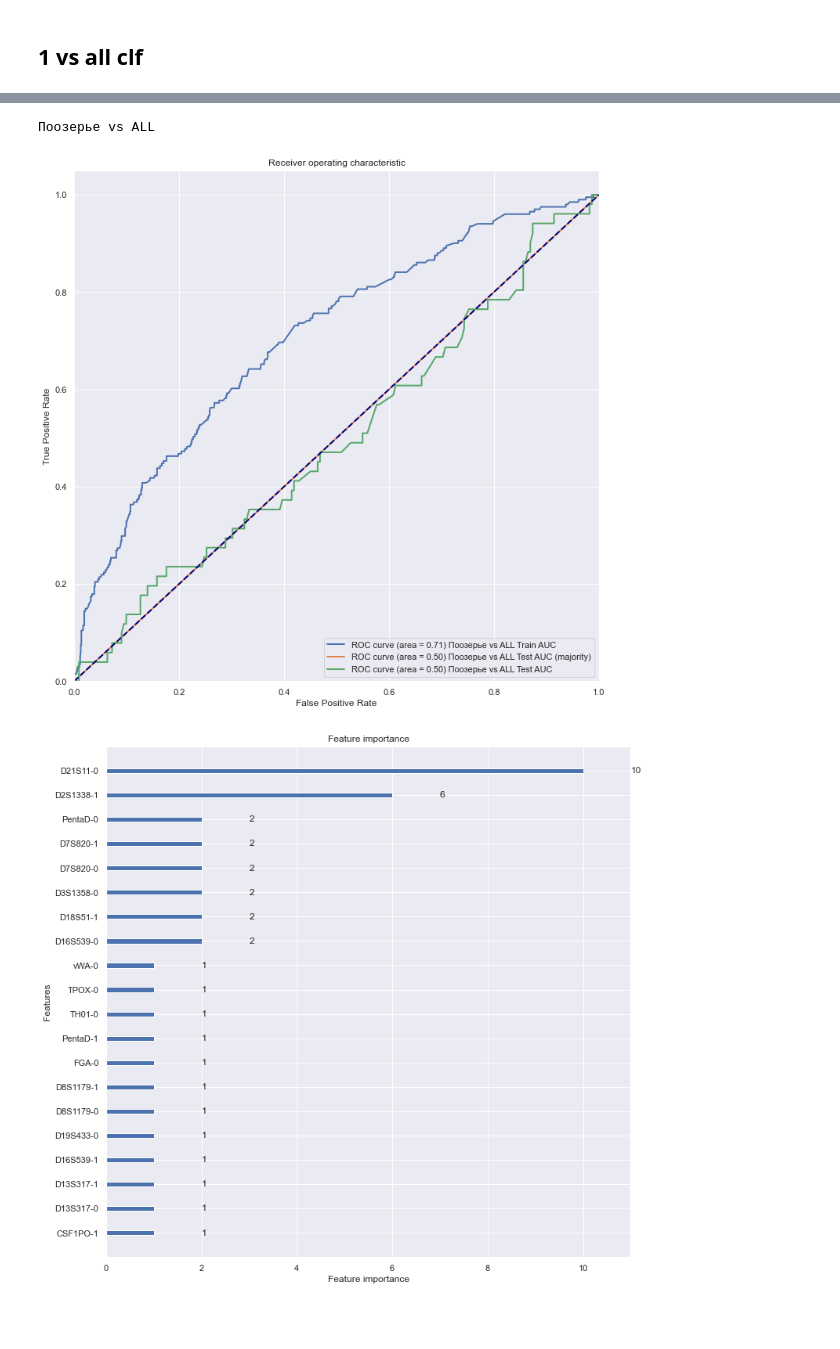
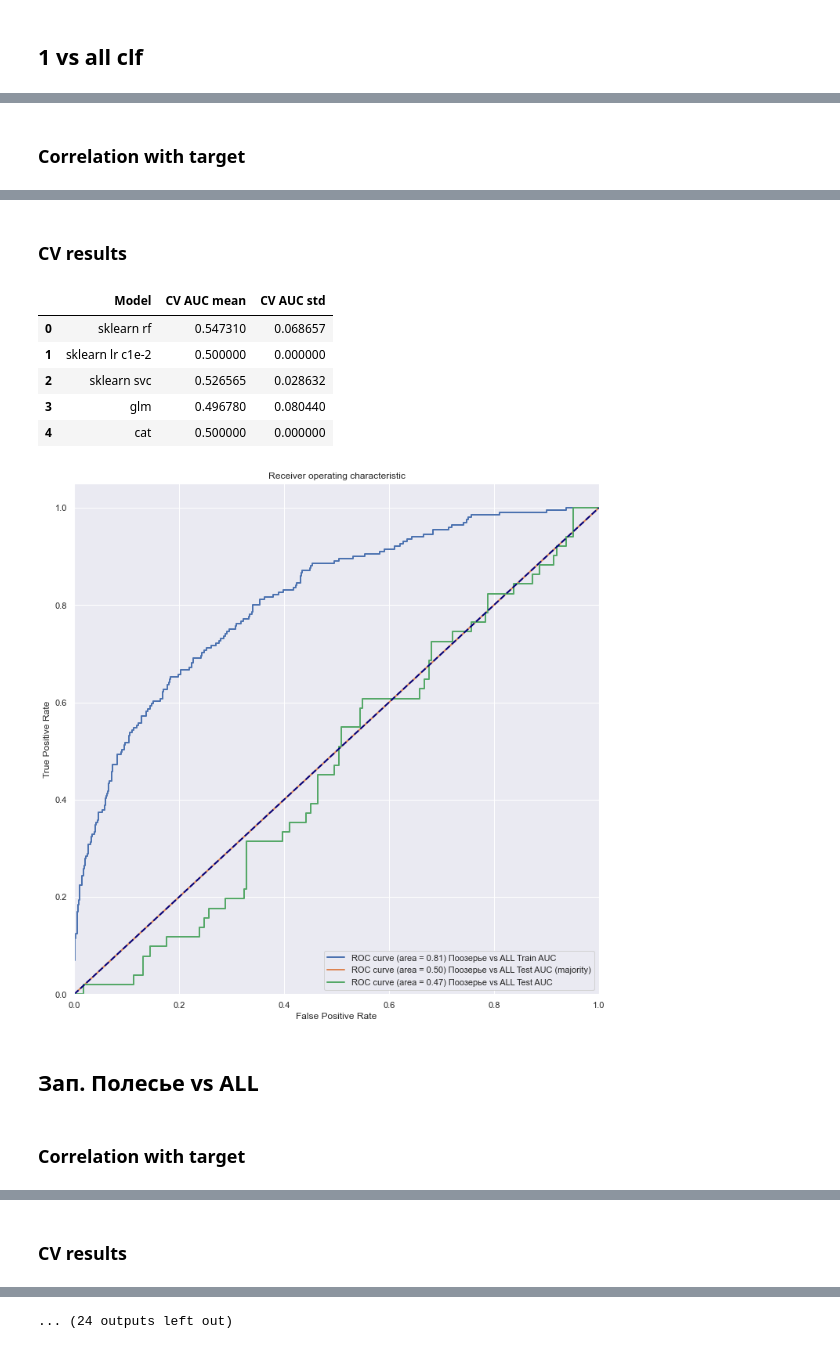
Before and after one commit to dzemidkada/bsu-genomics, a Jupyter notebook: notebooks/Data_overview.ipynb, the cells around one changed output, grey strips where cells are left out. Saved outputs shown, nothing was run; the diff lists cells and outputs as text; code cells hidden in the pictures; blank space fills up the shorter version.

```diff
--- a/notebooks/Data_overview.ipynb
+++ b/notebooks/Data_overview.ipynb
@@ -176,6 +210,6 @@ one_vs_all_clfs(
     dh.get('bel_data').df,
     dh.get('bel_data').loci,
     'region',
-    partial(lambda params: LGBMClassifier(**params), params={'num_leaves': 3, 'n_estimators': 20})
+    folds
 )
 # %% [output]
@@ -181,0 +217 @@ one_vs_all_clfs(
+Correlation with target
@@ -181,0 +222,10 @@ one_vs_all_clfs(
+CV results
+|  | Model | CV AUC mean | CV AUC std |
+| 0 | sklearn rf | 0.547310 | 0.068657 |
+| 1 | sklearn lr c1e-2 | 0.500000 | 0.000000 |
+| 2 | sklearn svc | 0.526565 | 0.028632 |
+| 3 | glm | 0.496780 | 0.080440 |
+| 4 | cat | 0.500000 | 0.000000 |
+[figure, new version]
+Зап. Полесье vs ALL
+Correlation with target
@@ -181,0 +236 @@ one_vs_all_clfs(
+CV results
@@ -182,3 +244 @@ one_vs_all_clfs(
-Поозерье vs ALL
+... (24 outputs left out)
-[figure, old version]
-[figure, old version]
```
Also changed, not shown: parts of 11 cells of this notebook, 10 other files.
